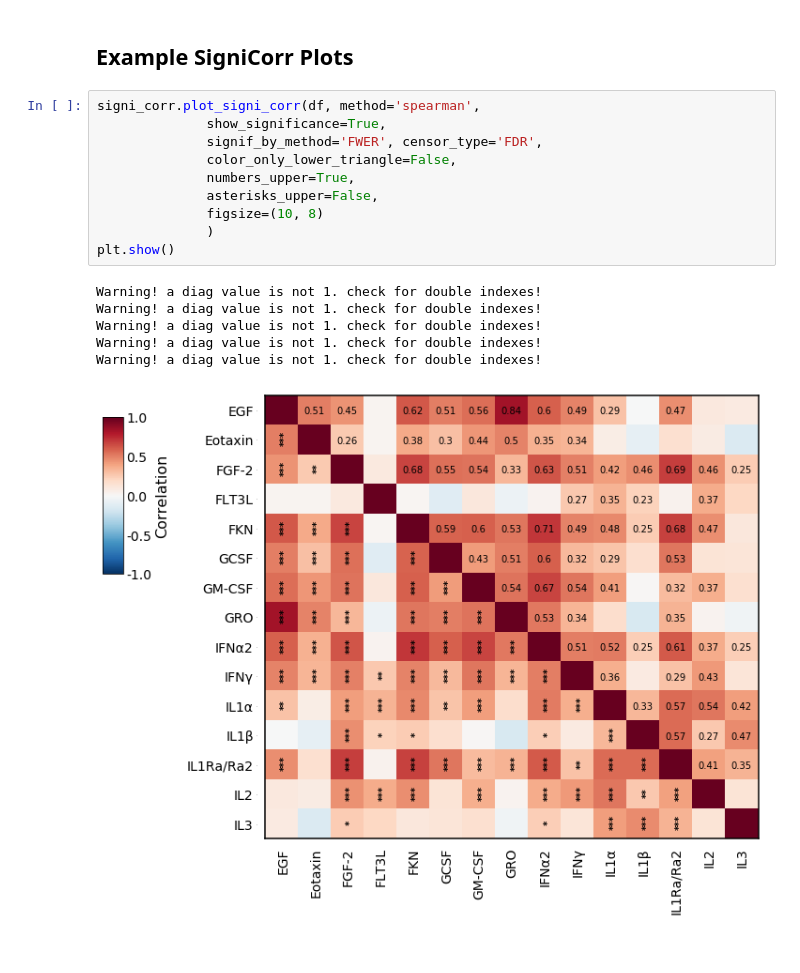
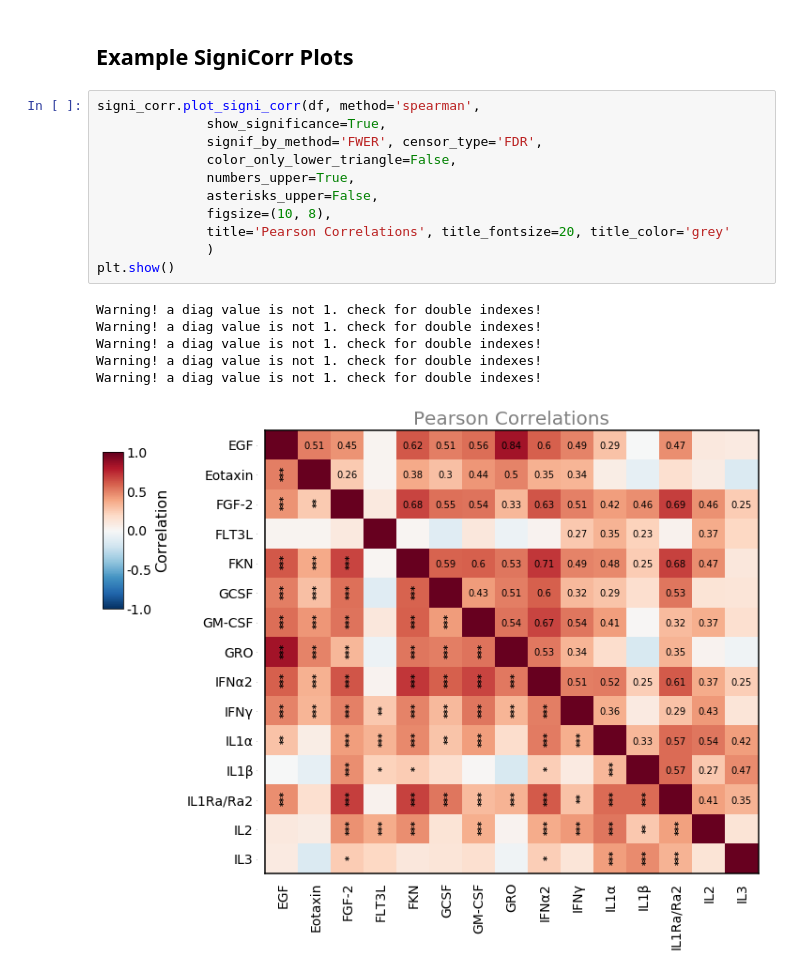
Before and after one commit to liel-cohen/SigniCorr, a Jupyter notebook: signi_corr_example.ipynb, the cells around one changed output. Cells and saved outputs as stored; diff of their text form.

Commit message:
Add files via upload
Added figure title

```diff
--- a/signi_corr_example.ipynb
+++ b/signi_corr_example.ipynb
@@ -36,20 +63,21 @@ print(categories)
 # %%
 signi_corr.plot_signi_corr(df, method='spearman',
               show_significance=True,
               signif_by_method='FWER', censor_type='FDR',
               color_only_lower_triangle=False,
               numbers_upper=True,
               asterisks_upper=False,
-              figsize=(10, 8)
+              figsize=(10, 8),
+              title='Pearson Correlations', title_fontsize=20, title_color='grey'
               )
 plt.show()
 # %% [output]
 Warning! a diag value is not 1. check for double indexes!
 Warning! a diag value is not 1. check for double indexes!
 Warning! a diag value is not 1. check for double indexes!
 Warning! a diag value is not 1. check for double indexes!
 Warning! a diag value is not 1. check for double indexes!
-[figure, old version]
+[figure, new version]
 # %%
 signi_corr.plot_signi_corr(df, method='spearman',
               show_significance=True,
```
Also changed, not shown: parts of 9 cells of this notebook.
